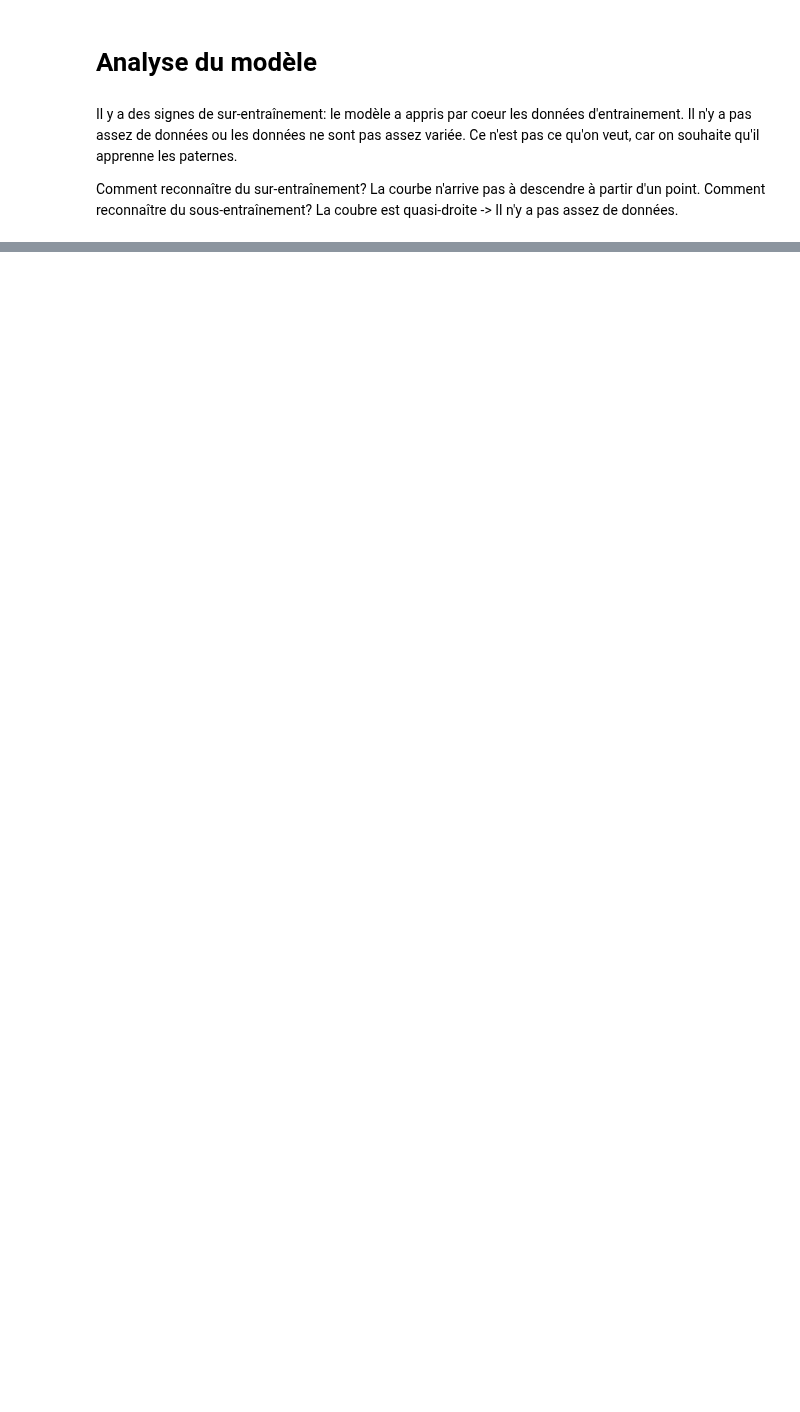
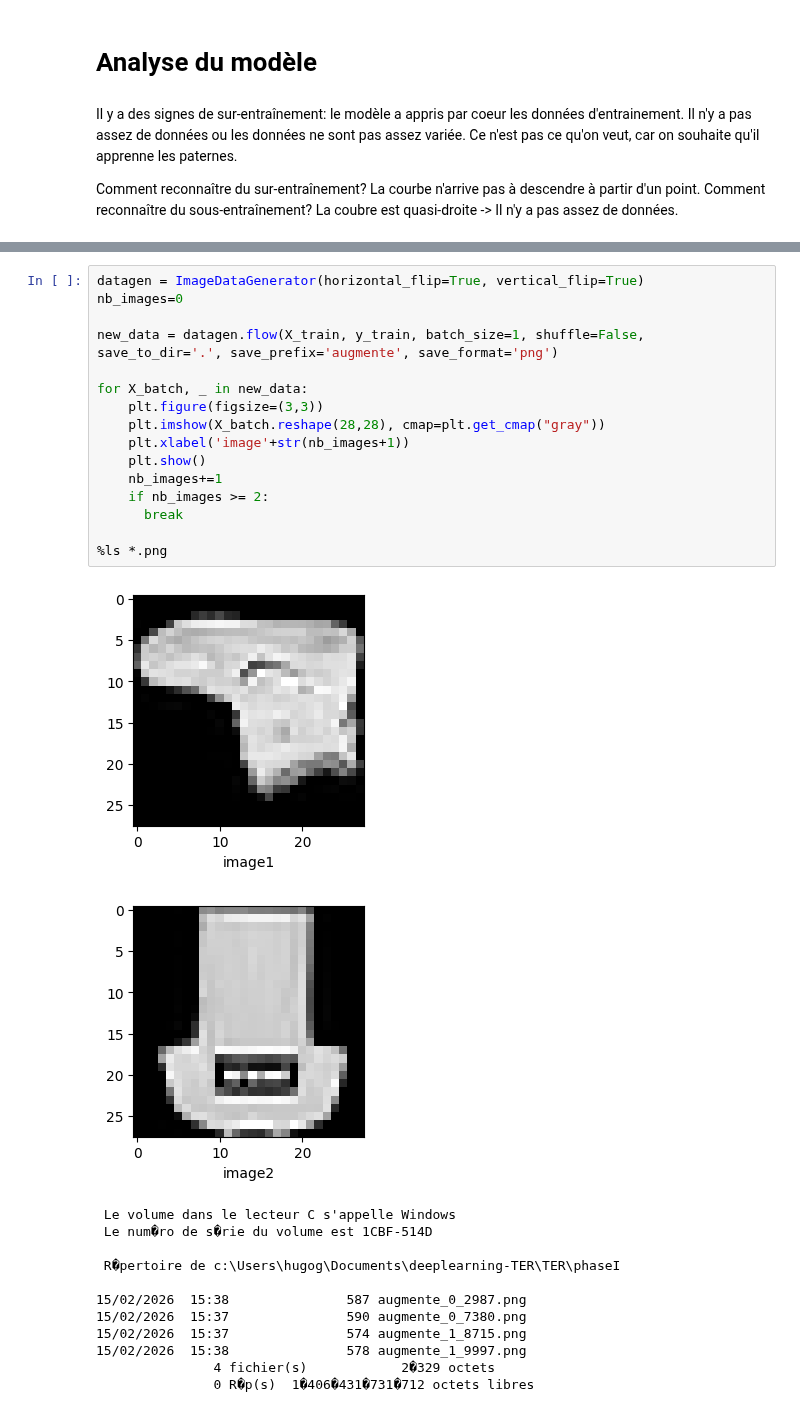
Before and after one commit to 3nd3rh3o/deeplearning-TER, a Jupyter notebook: TER/phaseI/C1-hugo.ipynb, the cells around one changed output, grey strips where cells are left out. Cells and saved outputs as stored; diff of their text form; blank space fills up the shorter version.

```diff
--- a/TER/phaseI/C1-hugo.ipynb
+++ b/TER/phaseI/C1-hugo.ipynb
@@ -576,0 +718,30 @@ Comment reconnaître du sous-entraînement? La coubre est quasi-droite -> Il n'y
+# %%
+datagen = ImageDataGenerator(horizontal_flip=True, vertical_flip=True)
+nb_images=0
+
+new_data = datagen.flow(X_train, y_train, batch_size=1, shuffle=False, save_to_dir='.', save_prefix='augmente', save_format='png')
+
+for X_batch, _ in new_data:
+    plt.figure(figsize=(3,3))
+    plt.imshow(X_batch.reshape(28,28), cmap=plt.get_cmap("gray"))
+    plt.xlabel('image'+str(nb_images+1))
+    plt.show()
+    nb_images+=1
+    if nb_images >= 2:
+      break
+
+%ls *.png
+# %% [output]
+[figure, added]
+[figure, added]
+ Le volume dans le lecteur C s'appelle Windows
+ Le num�ro de s�rie du volume est 1CBF-514D
+
+ R�pertoire de c:\Users\hugog\Documents\deeplearning-TER\TER\phaseI
+
+15/02/2026  15:38               587 augmente_0_2987.png
+15/02/2026  15:37               590 augmente_0_7380.png
+15/02/2026  15:37               574 augmente_1_8715.png
+15/02/2026  15:38               578 augmente_1_9997.png
+               4 fichier(s)            2�329 octets
+               0 R�p(s)  1�406�431�731�712 octets libres
```
Also changed, not shown: parts of 15 cells of this notebook.
